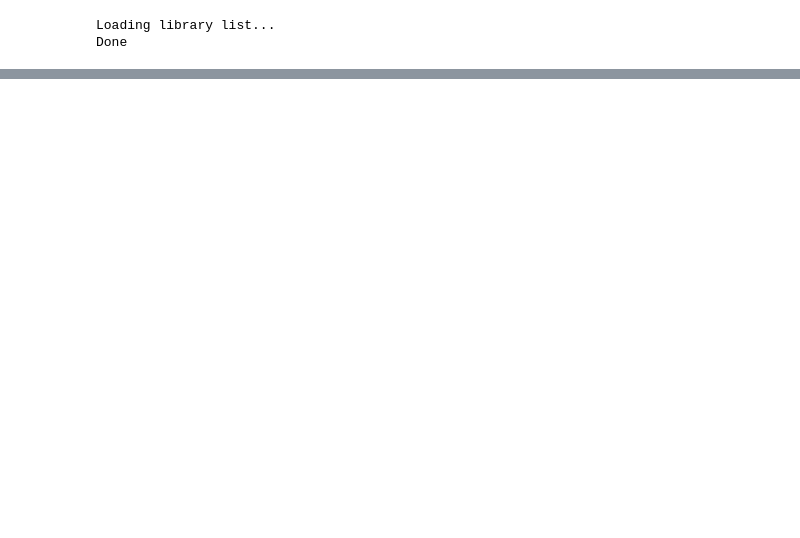
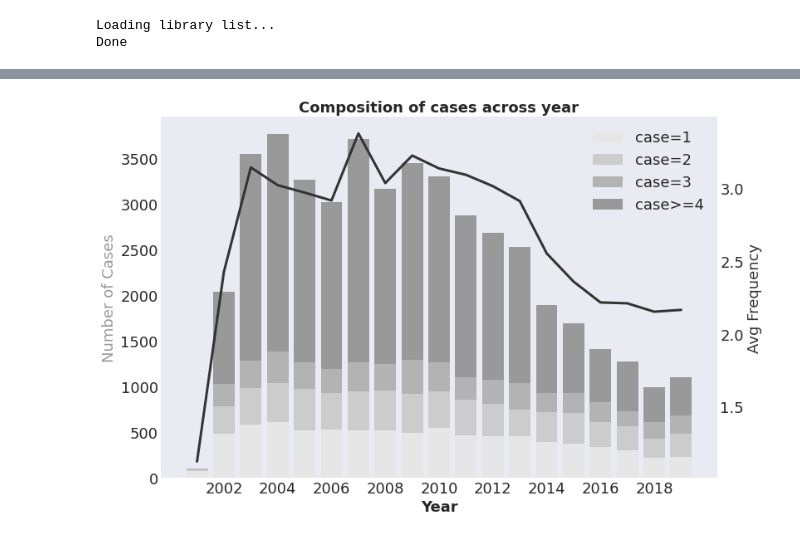
Before and after one commit to Wentworthliu123/Empirical-Corporate-Finance-2021, a Jupyter notebook: Code/Input_generator.ipynb, the cells around one changed output, grey strips where cells are left out. Cells and saved outputs as stored; diff of their text form; code cells hidden in the pictures; blank space fills up the shorter version.

Commit message:
Wrap up the data

```diff
--- a/Code/Input_generator.ipynb
+++ b/Code/Input_generator.ipynb
@@ -24,8 +25,9 @@ conn=wrds.Connection()
 Loading library list...
 Done
 # %%
+# Load the original input downloaded from WRDs key developemnt
 direct = os.path.realpath('.')
-filename = os.path.join(direct, 'Data','eventdate.csv')
+filename = os.path.join(direct, 'Data','eventdate20.csv')
 eventdate = pd.read_csv(filename,parse_dates=['announcedate'])
 varlist = ['announcedate','gvkey']
 eventdate = eventdate[varlist]
@@ -70 +74,18 @@ with open('evtstudy-sample.json', 'w') as event:
     json.dump(evtstudy, event)
+# %%
+# Data manipulation to plot the bar plot
+
+eventdate_m['edate'] = pd.to_datetime(eventdate_m['edate'])
+eventdate_m['year']=eventdate_m['edate'].dt.year
+summary = pd.DataFrame()
+summary['com'] = eventdate_m.groupby('year')['permno'].nunique()
+summary['case']=eventdate_m.groupby('year')['permno'].count()
+summary['dens'] = summary['case']/summary['com']
+
+temp = eventdate_m.groupby(['year','permno']).count()==1
+summary['case==1'] = temp.groupby('year').sum()
+temp = eventdate_m.groupby(['year','permno']).count()==2
+summary['case==2'] = temp.groupby('year').sum()*2
+temp = eventdate_m.groupby(['year','permno']).count()==3
+summary['case==3'] = temp.groupby('year').sum()*3
+summary['case>=4'] = summary['case'] - summary['case==1'] - summary['case==2']- summary['case==3']
@@ -70,0 +113,25 @@ with open('evtstudy-sample.json', 'w') as event:
+# %%
+# Plot block
+fig = plt.figure(figsize=(12,8))
+ax = plt.subplot(111)
+plt.style.use('seaborn-dark')
+colormap = plt.cm.get_cmap('twilight')
+ax.tick_params(labelsize=18) # set both x and y axes tick size to 18
+ax.set_xticks(summary.index[1:20:2])
+
+plt.xlabel('Year', fontsize=18, fontweight='bold')
+plt.title('Composition of cases across year', fontsize=18, fontweight='bold')
+ax.bar(summary.index, summary['case==1'],color=".9",label='case=1')
+ax.bar(summary.index, summary['case==2'],color=".8", bottom=summary['case==1'],label='case=2')
+ax.bar(summary.index, summary['case==3'],color=".7", bottom=summary['case==2']+summary['case==1'],label='case=3')
+ax.bar(summary.index, summary['case>=4'],color=".6", bottom=summary['case==3']+summary['case==2']+summary['case==1'],label='case>=4')
+ax.set_ylabel("Number of Cases",fontsize=18,c=".6")
+ax.legend(fontsize=18)
+ax2=ax.twinx()
+ax2.tick_params(labelsize=18)
+ax2.plot(summary.index, summary['dens'],c=".2", linewidth=3)
+# ax2.axhline(summary['dens'].mean(), linestyle='--', c='r')
+ax2.set_ylabel("Avg Frequency",color=".2",fontsize=18)
+plt.savefig('./Plot/hist_case.png')
+# %% [output]
+[figure, added]
```
Also changed, not shown: parts of 6 cells of this notebook, 8 other files.
